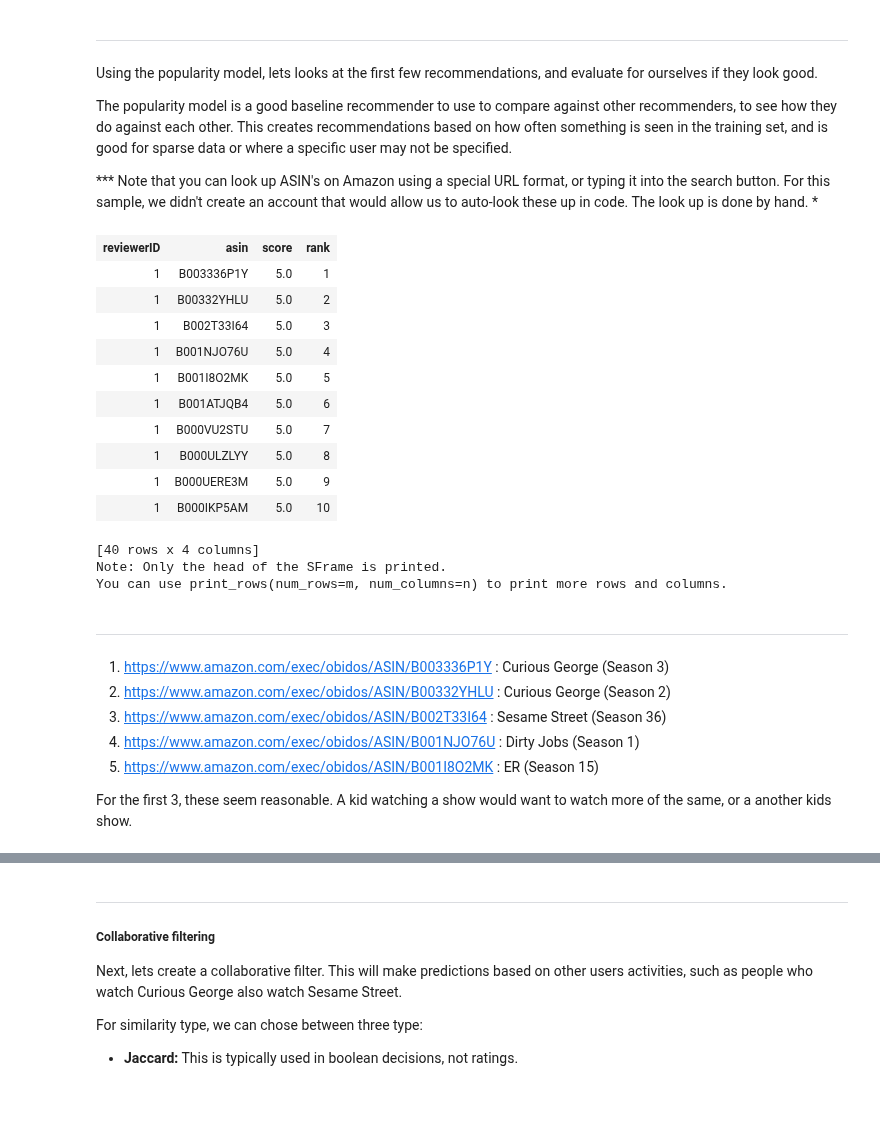
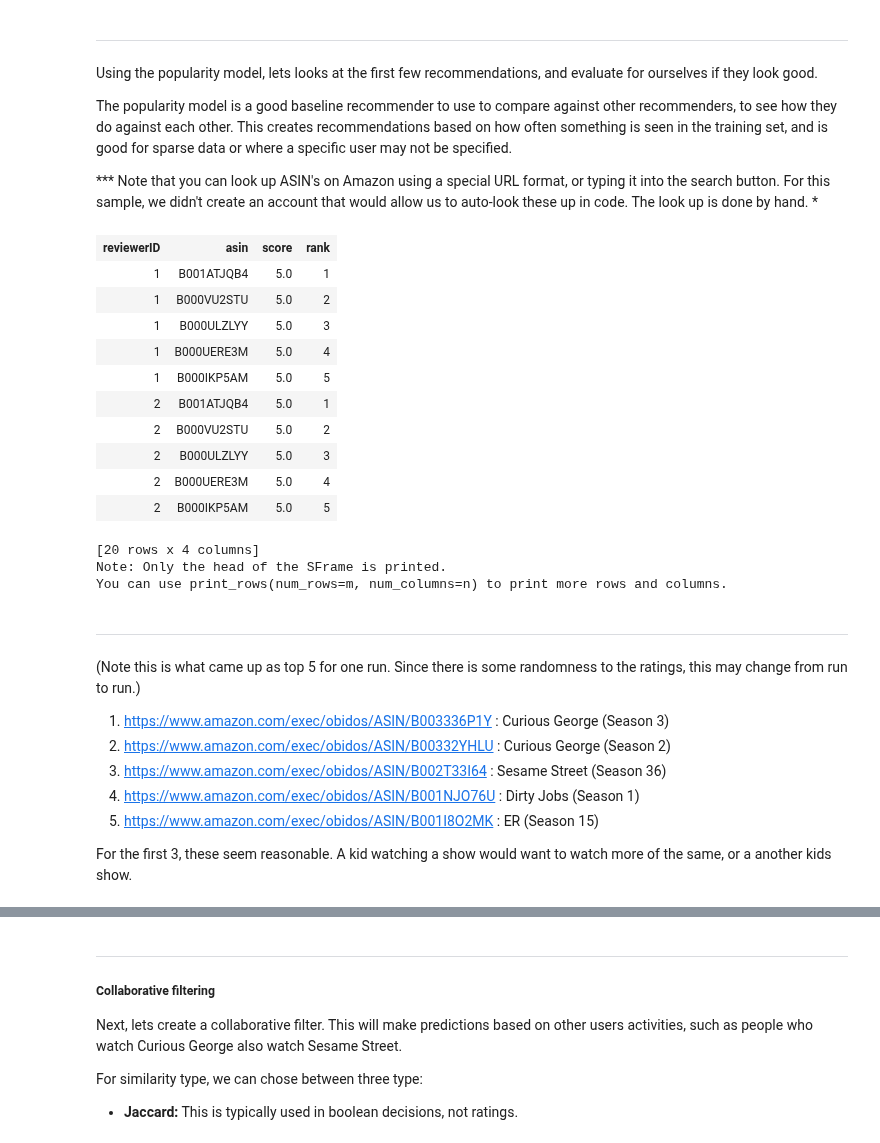
Before and after one commit to RahnL/DataScience-SMU, a Jupyter notebook: DataMining/Recommender System Sample.ipynb, the cells around one changed output, grey strips where cells are left out. Saved outputs shown, nothing was run; the diff lists cells and outputs as text; code cells hidden in the pictures; blank space fills up the shorter version.

Commit message:
Added meat to recommender, and another graphic to eploration.

```diff
--- a/DataMining/Recommender System Sample.ipynb
+++ b/DataMining/Recommender System Sample.ipynb
@@ -205,24 +249,25 @@ The popularity model is a good baseline recommender to use to compare against ot
 
 *** Note that you can look up ASIN's on Amazon using a special URL format, or typing it into the search button.  For this sample, we didn't create an account that would allow us to auto-look these up in code.  The look up is done by hand. *
 # %%
-popularity_model.recommend(users=range(1,number_users),k=number_reviews)
+popularity_model.recommend(users=range(1,number_users),k=5)
 # %% [output]
 | reviewerID | asin | score | rank |
-| 1 | B003336P1Y | 5.0 | 1 |
-| 1 | B00332YHLU | 5.0 | 2 |
-| 1 | B002T33I64 | 5.0 | 3 |
-| 1 | B001NJO76U | 5.0 | 4 |
-| 1 | B001I8O2MK | 5.0 | 5 |
-| 1 | B001ATJQB4 | 5.0 | 6 |
-| 1 | B000VU2STU | 5.0 | 7 |
-| 1 | B000ULZLYY | 5.0 | 8 |
-| 1 | B000UERE3M | 5.0 | 9 |
-| 1 | B000IKP5AM | 5.0 | 10 |
+| 1 | B001ATJQB4 | 5.0 | 1 |
+| 1 | B000VU2STU | 5.0 | 2 |
+| 1 | B000ULZLYY | 5.0 | 3 |
+| 1 | B000UERE3M | 5.0 | 4 |
+| 1 | B000IKP5AM | 5.0 | 5 |
+| 2 | B001ATJQB4 | 5.0 | 1 |
+| 2 | B000VU2STU | 5.0 | 2 |
+| 2 | B000ULZLYY | 5.0 | 3 |
+| 2 | B000UERE3M | 5.0 | 4 |
+| 2 | B000IKP5AM | 5.0 | 5 |
-[40 rows x 4 columns]
+[20 rows x 4 columns]
 Note: Only the head of the SFrame is printed.
 You can use print_rows(num_rows=m, num_columns=n) to print more rows and columns.
 # %% [markdown]
 ---
+(Note this is what came up as top 5 for one run. Since there is some randomness to the ratings, this may change from run to run.)
 
 1. https://www.amazon.com/exec/obidos/ASIN/B003336P1Y : Curious George (Season 3)
 2. https://www.amazon.com/exec/obidos/ASIN/B00332YHLU : Curious George (Season 2)
```
Also changed, not shown: parts of 28 cells of this notebook.
